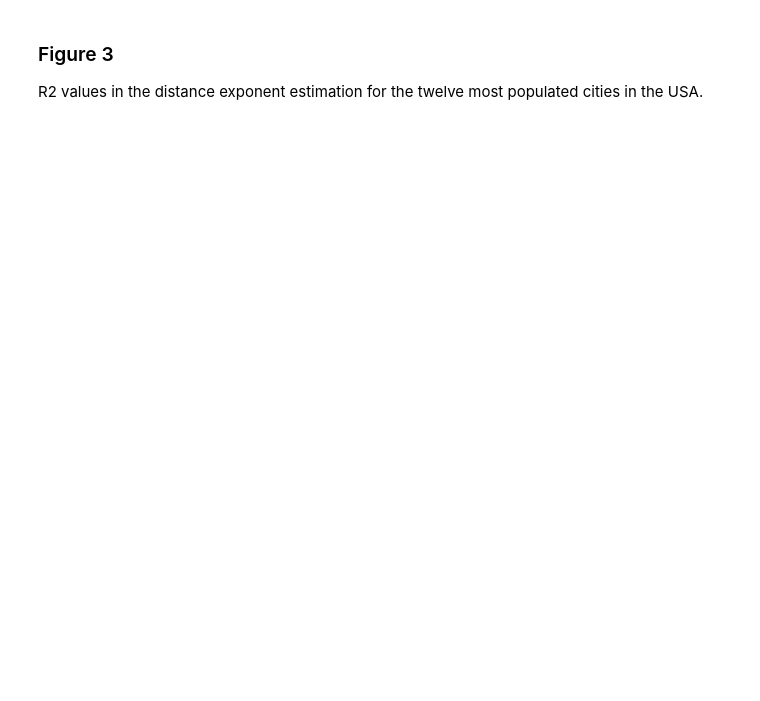
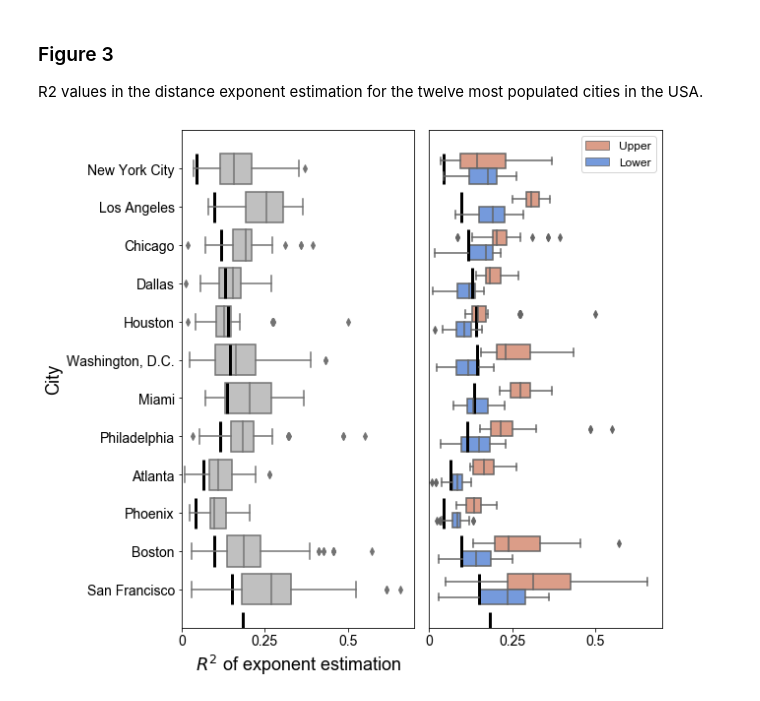
Before and after one commit to pothyd/multiple-gravity-law, a Jupyter notebook: code/analysis.ipynb, the cells around one changed output. Drawn from its saved outputs; the diff is of its cells as text; code cells hidden in the pictures; blank space fills up the shorter version.

```diff
--- a/code/analysis.ipynb
+++ b/code/analysis.ipynb
@@ -165,6 +176,7 @@ Distance exponent (Figure 2), standard deviation (Figure 5) and average distance
 # %%
 plt.rcParams['font.family'] = 'Arial'
 
+# Data columns to plot
 data_cols = ["gamma", "rsq", "dist_avg", "dist_var", "dist_fra"]
 
 figures = {col: plt.subplots(nrows=3, ncols=4, figsize=(40, 21)) for col in data_cols}
@@ -180,13 +192,13 @@ for i, city in enumerate(cities):
 
     # Single gravity model
     model.exponent_matrix(rmin=1, rmax=50, mbins=1, binning=False)
-
     mono_data = {col: model.matrix[col][0][0] for col in data_cols}
 
     # Multiple gravity model
     model.exponent_matrix(rmin=1, rmax=50, mbins=mbins, binning=False)
-
-    df_data = pd.concat([df_data, pd.DataFrame({"city": city, "gamma": model.matrix["gamma"].reshape((1,mbins**2))[0], "rsq": model.matrix["rsq"].reshape((1,mbins**2))[0]})])
+    df_data = pd.concat([df_data, pd.DataFrame({"city": city,
+                                                "gamma": model.matrix["gamma"].reshape((1,mbins**2))[0],
+                                                "rsq": model.matrix["rsq"].reshape((1,mbins**2))[0]})])
 
     # Plot results
     for col in data_cols:
@@ -207,28 +233,32 @@ R2 values in the distance exponent estimation for the twelve most populated citi
 # %%
 fig, ax = plt.subplots(nrows = 1, ncols = 2, figsize=(9, 8))
 
 sns.boxplot(ax=ax[0], x="rsq", y="city", data=df_data, orient="h", color="silver")
 for i, single in enumerate(df_data.rsq):
     ax[0].vlines(x=single, ymin=i-0.4, ymax=i+0.4, color="k", linewidth=3)
 ax[0].set_xlabel("$R^2$ of exponent estimation", fontsize=18)
 ax[0].set_ylabel("City", fontsize=18)
 ax[0].set_xticks([0, 0.25, 0.5])
 ax[0].set_xticklabels([0, 0.25, 0.5], fontsize=14)
-ax[0].set_yticklabels(["New York City", "Los Angeles", "Chicago", "Dallas", "Houston", "Washington, D.C.", "Miami", "Philadelphia", "Atlanta", "Phoenix", "Boston", "San Francisco"], fontsize=14)
+ax[0].set_yticklabels(["New York City", "Los Angeles", "Chicago", "Dallas",
+                       "Houston", "Washington, D.C.", "Miami", "Philadelphia",
+                       "Atlanta", "Phoenix", "Boston", "San Francisco"], fontsize=14)
 ax[0].set_xlim([0, 0.7])
 ax[0].set_ylim([12, -1])
 
 sns.boxplot(ax=ax[1], x="rsq", y="city", hue="Triangle", hue_order=["Upper", "Lower"], palette=["darksalmon", "cornflowerblue"], data=df_data, orient="h")
 for i, single in enumerate(df_data.rsq):
     ax[1].vlines(x=single, ymin=i-0.4, ymax=i+0.4, color="k", linewidth=3)
 ax[1].set_xlabel("")
 ax[1].set_ylabel("")
 ax[1].set_xticks([0, 0.25, 0.5])
 ax[1].set_xticklabels([0, 0.25, 0.5], fontsize=14)
 ax[1].set_yticks([])
 ax[1].set_xlim([0, 0.7])
 ax[1].set_ylim([12, -1])
 ax[1].legend(fontsize=12)
 
 plt.tight_layout()
 plt.show()
+# %% [output]
+[figure, added]
```
Also changed, not shown: parts of 5 cells of this notebook.
